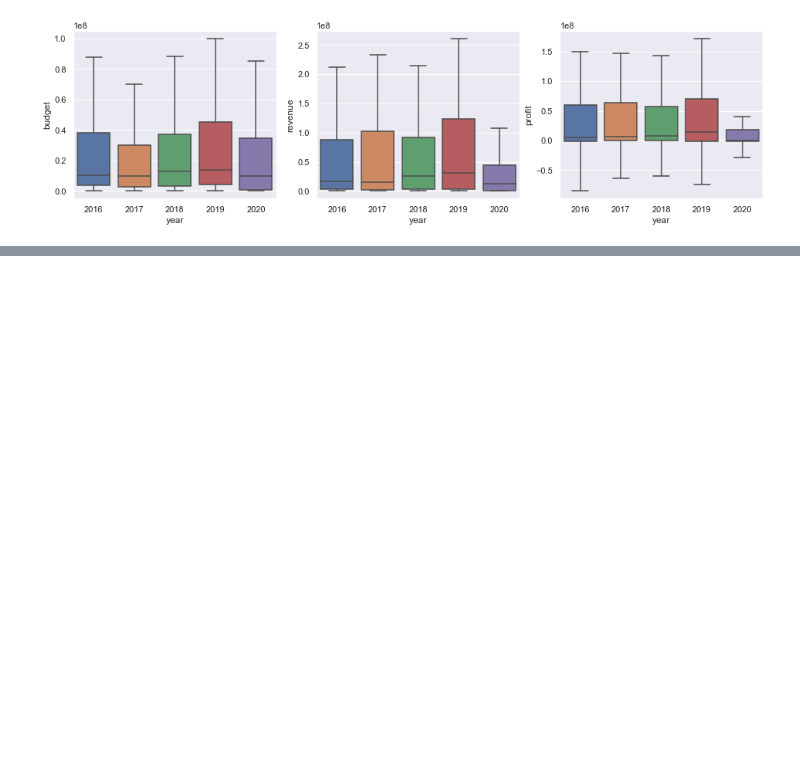
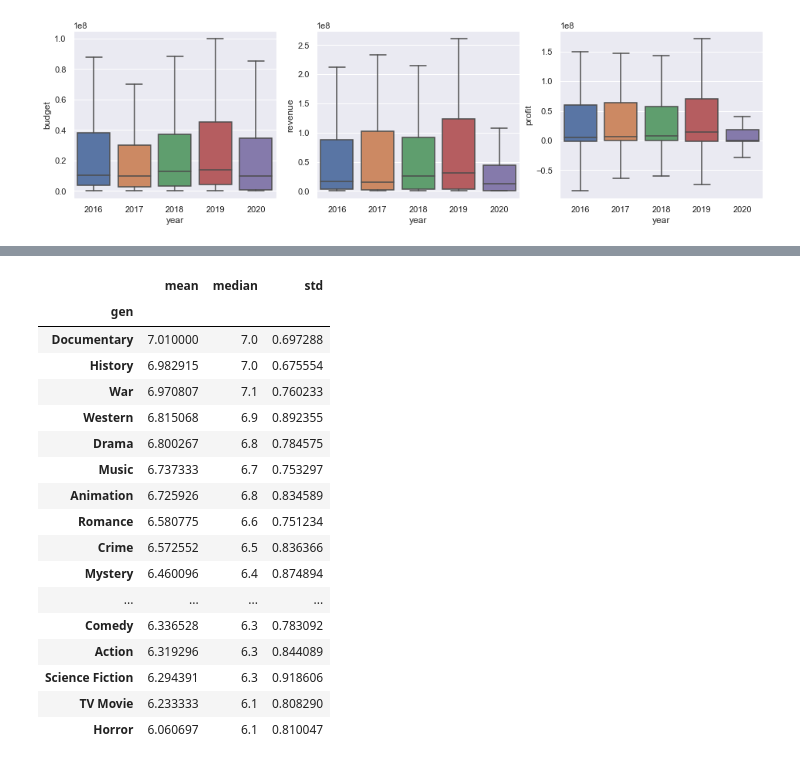
Before and after one commit to ghcn345/Data-Science-in-Film-Industry, a Jupyter notebook: student.ipynb, the cells around one changed output, grey strips where cells are left out. Drawn from its saved outputs; the diff is of its cells as text; code cells hidden in the pictures; blank space fills up the shorter version.

```diff
--- a/student.ipynb
+++ b/student.ipynb
@@ -199,3 +234,24 @@ df.genres[0].split(',')[5][10:].rstrip("'}'")
+# %%
+dfbr.join(gen).groupby('gen')['vote_average'].agg(['mean','median','std']).sort_values(by='mean', ascending=False)
+# %% [output]
+|  | mean | median | std |
+| gen |  |  |  |
+| Documentary | 7.010000 | 7.0 | 0.697288 |
+| History | 6.982915 | 7.0 | 0.675554 |
+| War | 6.970807 | 7.1 | 0.760233 |
+| Western | 6.815068 | 6.9 | 0.892355 |
+| Drama | 6.800267 | 6.8 | 0.784575 |
+| Music | 6.737333 | 6.7 | 0.753297 |
+| Animation | 6.725926 | 6.8 | 0.834589 |
+| Romance | 6.580775 | 6.6 | 0.751234 |
+| Crime | 6.572552 | 6.5 | 0.836366 |
+| Mystery | 6.460096 | 6.4 | 0.874894 |
+| ... | ... | ... | ... |
+| Comedy | 6.336528 | 6.3 | 0.783092 |
+| Action | 6.319296 | 6.3 | 0.844089 |
+| Science Fiction | 6.294391 | 6.3 | 0.918606 |
+| TV Movie | 6.233333 | 6.1 | 0.808290 |
+| Horror | 6.060697 | 6.1 | 0.810047 |
 # %%
 # https://api.themoviedb.org/3/movie/157336?api_key={api_key}
 # https://api.themoviedb.org/3/movie/157336/videos?api_key={api_key}
```
Also changed, not shown: parts of 14 cells of this notebook.
